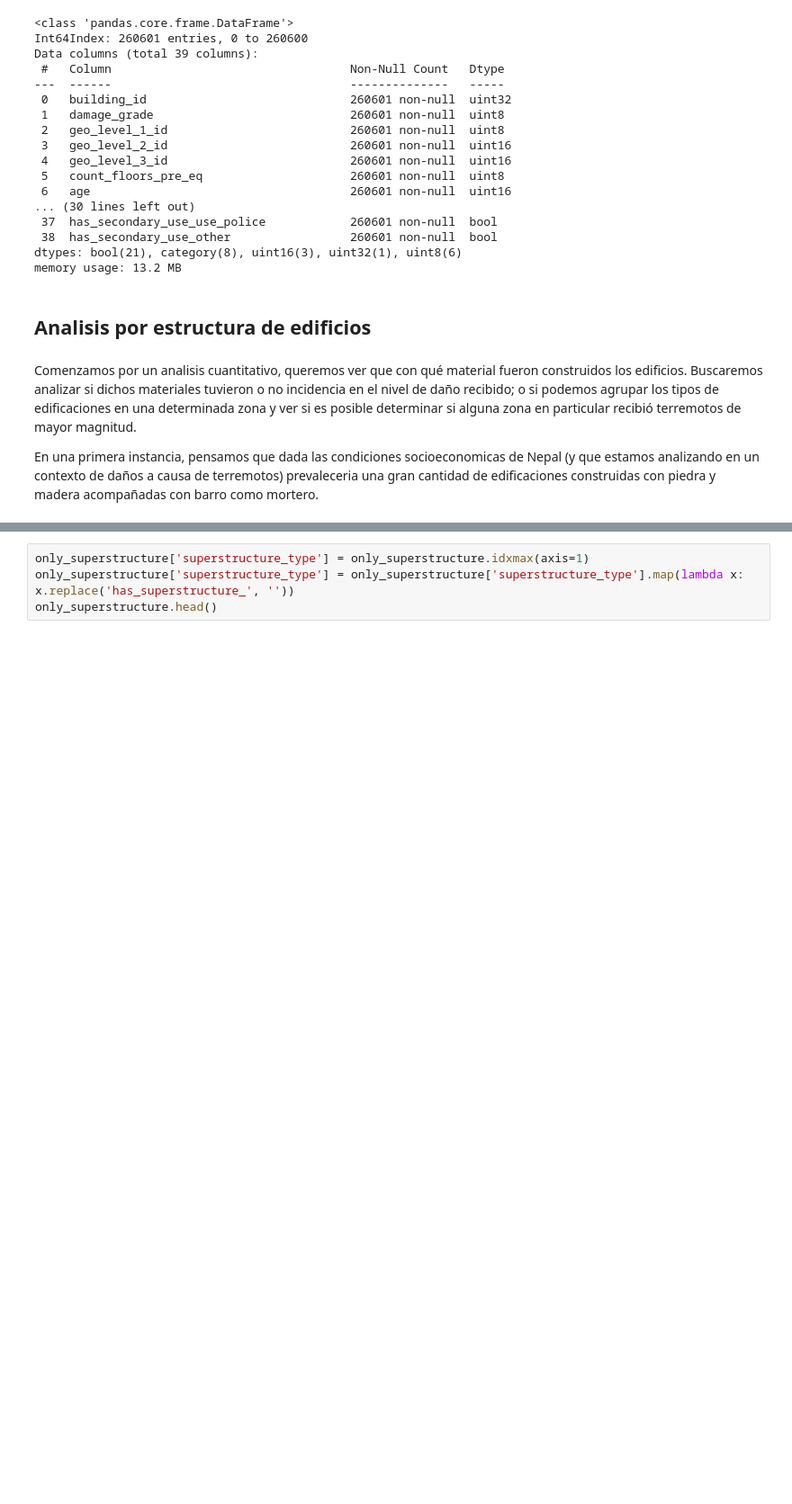
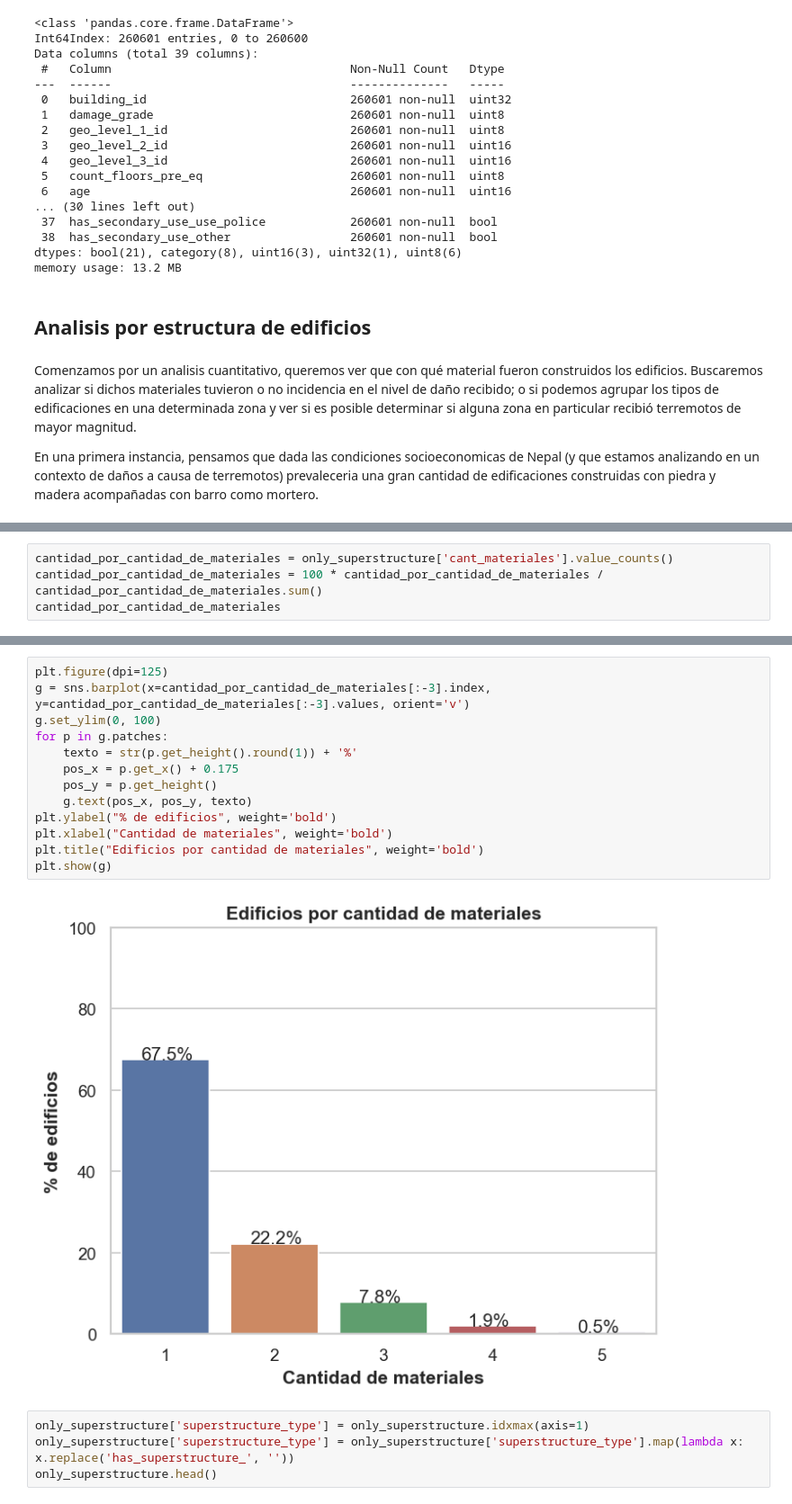
Before and after one commit to FacuMastri/richters-predictor-earthquake, a Jupyter notebook: 1-analisis-exploratorio.ipynb, the cells around one changed output, grey strips where cells are left out. Shown at 90% size. Cells and saved outputs as stored; diff of their text form; blank space fills up the shorter version.

```diff
--- a/1-analisis-exploratorio.ipynb
+++ b/1-analisis-exploratorio.ipynb
@@ -228,0 +310,4 @@ only_superstructure.head()
+# %%
+cantidad_por_cantidad_de_materiales = only_superstructure['cant_materiales'].value_counts()
+cantidad_por_cantidad_de_materiales = 100 * cantidad_por_cantidad_de_materiales / cantidad_por_cantidad_de_materiales.sum()
+cantidad_por_cantidad_de_materiales
@@ -229,3 +324,18 @@ only_superstructure.head()
+# %%
+plt.figure(dpi=125)
+g = sns.barplot(x=cantidad_por_cantidad_de_materiales[:-3].index, y=cantidad_por_cantidad_de_materiales[:-3].values, orient='v')
+g.set_ylim(0, 100)
+for p in g.patches:
+    texto = str(p.get_height().round(1)) + '%'
+    pos_x = p.get_x() + 0.175
+    pos_y = p.get_height()
+    g.text(pos_x, pos_y, texto)
+plt.ylabel("% de edificios", weight='bold')
+plt.xlabel("Cantidad de materiales", weight='bold')
+plt.title("Edificios por cantidad de materiales", weight='bold')
+plt.show(g)
+# %% [output]
+[figure, added]
 # %%
 only_superstructure['superstructure_type'] = only_superstructure.idxmax(axis=1)
 only_superstructure['superstructure_type'] = only_superstructure['superstructure_type'].map(lambda x: x.replace('has_superstructure_', ''))
```
Also changed, not shown: parts of 22 cells of this notebook.
